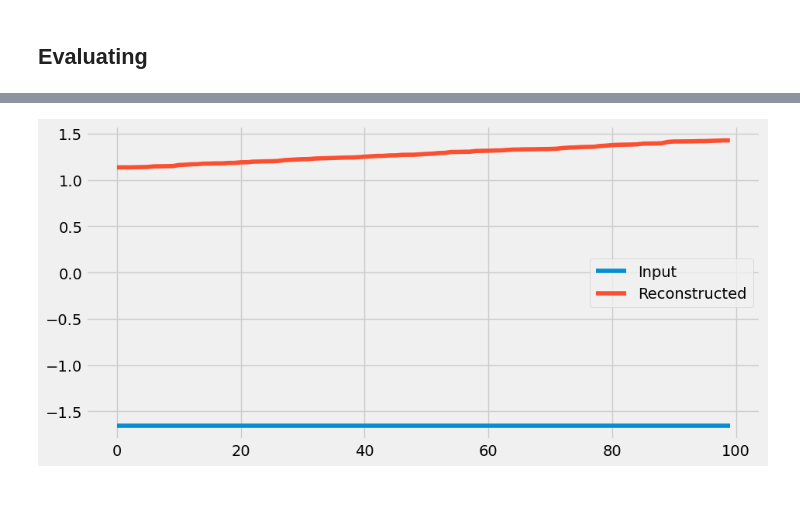
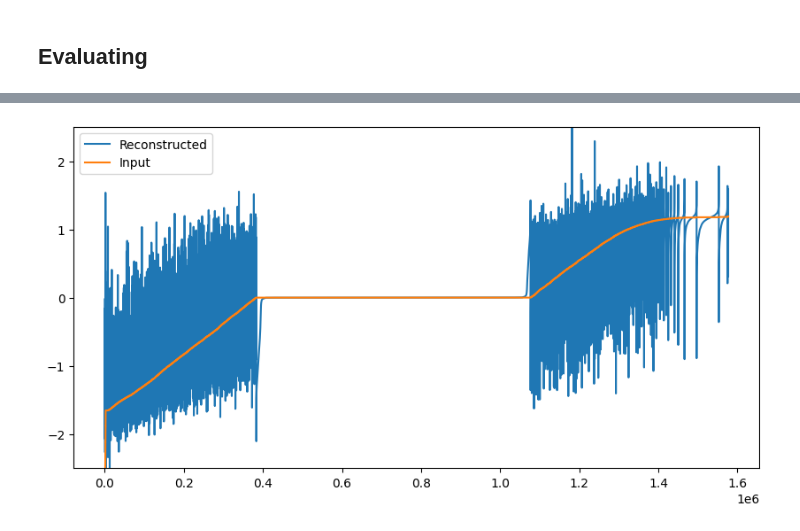
Before and after one commit to BuiHoangTu/ul.bds.NormalBehaviorMonitor, a Jupyter notebook: dev.ipynb, the cells around one changed output, grey strips where cells are left out. Saved outputs shown, nothing was run; the diff lists cells and outputs as text; code cells hidden in the pictures; blank space fills up the shorter version.

```diff
--- a/dev.ipynb
+++ b/dev.ipynb
@@ -65,6 +61,7 @@ import numpy as np
 
 SEED = 17
 TEST_RATIO = 0.2
+VAL_RATIO = 0.2
 
 
 # suffle data
@@ -76,4 +73,8 @@ n_test = int(len(normalIndices) * TEST_RATIO)
 testIndices = normalIndices[:n_test]
 trainIndices = normalIndices[n_test:]
 
-print(len(trainIndices), len(testIndices))
+n_val = int(len(trainIndices) * VAL_RATIO)
+valIndices = trainIndices[:n_val]
+trainIndices = trainIndices[n_val:]
+
+print(f"Train: {len(trainIndices)} Val: {len(valIndices)} Test: {len(testIndices)}")
@@ -333,8 +383,0 @@ Epoch [20/20], Loss: 1.3834
-# %%
-plt.style.use("fivethirtyeight")
-plt.xlabel("Iterations")
-plt.ylabel("Loss")
-
-# Plotting the last 100 values
-
-plt.plot(losses[:100])
@@ -349,6 +400,8 @@ tempOut = []
 
 rotIn = []
 rotOut = []
+
+testLoss = 0
 
 model.eval()
 with torch.no_grad():
@@ -359,6 +412,8 @@ with torch.no_grad():
         n_timestepsReconstructed = reconstructs.shape[-2]
         x = x[:, :, :n_timestepsReconstructed, :]
 
+        testLoss += criterion(reconstructs[:, :, :, [2, 4]], x[:, :, :, [2, 4]]).item()
+
         for sample in x.detach().cpu().numpy():
             for channel in sample:
                 for timestep in channel:
@@ -368,5 +423,8 @@ with torch.no_grad():
         for sample in reconstructs.detach().cpu().numpy():
             for channel in sample:
                 for timestep in channel:
-                    tempOut.append(timestep[0])
-                    rotOut.append(timestep[1])
+                    tempOut.append(timestep[2])
+                    rotOut.append(timestep[4])
+
+testLoss /= len(testLoader)
+print(f"Test loss: {testLoss}")
@@ -374,10 +446,14 @@ with torch.no_grad():
 tempIn, tempOut = zip(*sorted(zip(tempIn, tempOut)))
 rotIn, rotOut = zip(*sorted(zip(rotIn, rotOut)))
 # %%
+a = 0
+b = len(rotIn)
+
 plt.figure(figsize=(10, 5))
-plt.plot(rotIn[5000:5100], label="Input")
-plt.plot(rotOut[5000:5100], label="Reconstructed")
+plt.plot(rotIn[a:b], label="Input")
+plt.plot(rotOut[a:b], label="Reconstructed")
+plt.ylim(-2.5, 2.5)
 plt.legend()
 plt.show()
 # %% [output]
-[figure, old version]
+[figure, new version]
```
Also changed, not shown: parts of 8 cells of this notebook.
